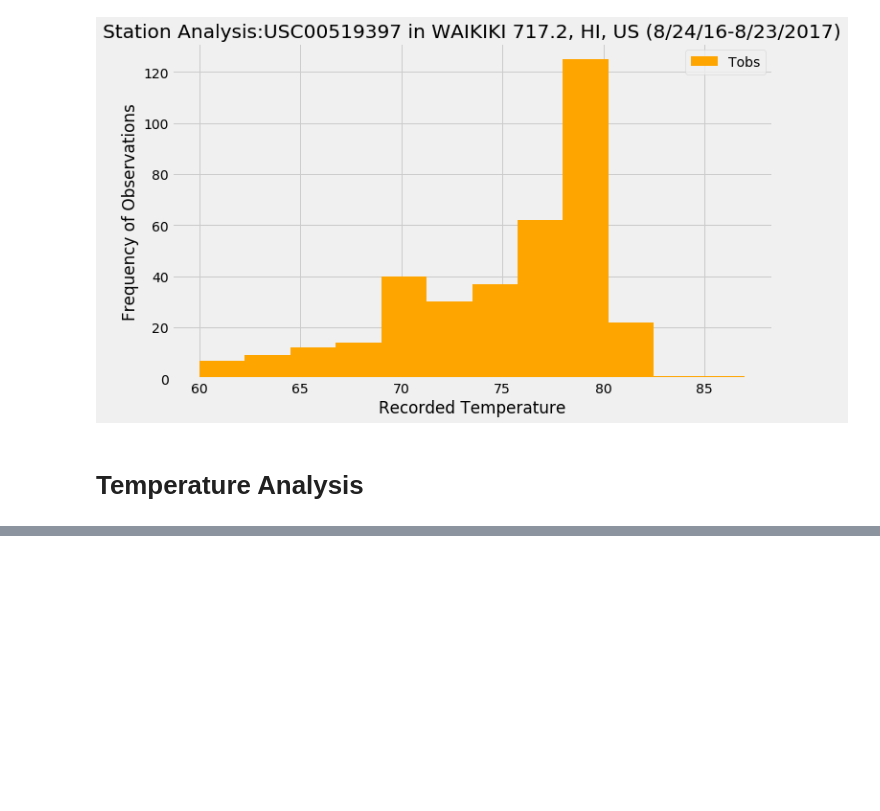
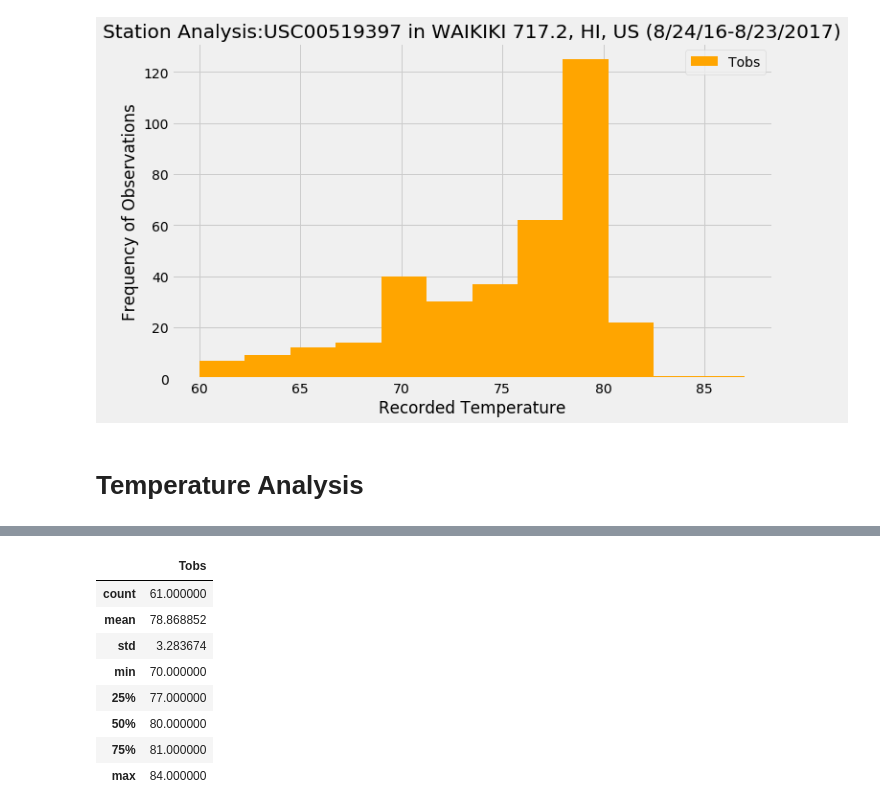
Before and after one commit to vst17/SurfsUPHAWAII, a Jupyter notebook: climate_analysis.ipynb, the cells around one changed output, grey strips where cells are left out. Saved outputs shown, nothing was run; the diff lists cells and outputs as text; code cells hidden in the pictures; blank space fills up the shorter version.

```diff
--- a/climate_analysis.ipynb
+++ b/climate_analysis.ipynb
@@ -189,0 +233,13 @@ plt.show()
+# %%
+# obtaining whisker box elements
+Vacation_temperatures.describe()
+# %% [output]
+|  | Tobs |
+| count | 61.000000 |
+| mean | 78.868852 |
+| std | 3.283674 |
+| min | 70.000000 |
+| 25% | 77.000000 |
+| 50% | 80.000000 |
+| 75% | 81.000000 |
+| max | 84.000000 |
```
Also changed, not shown: parts of 5 cells of this notebook.
